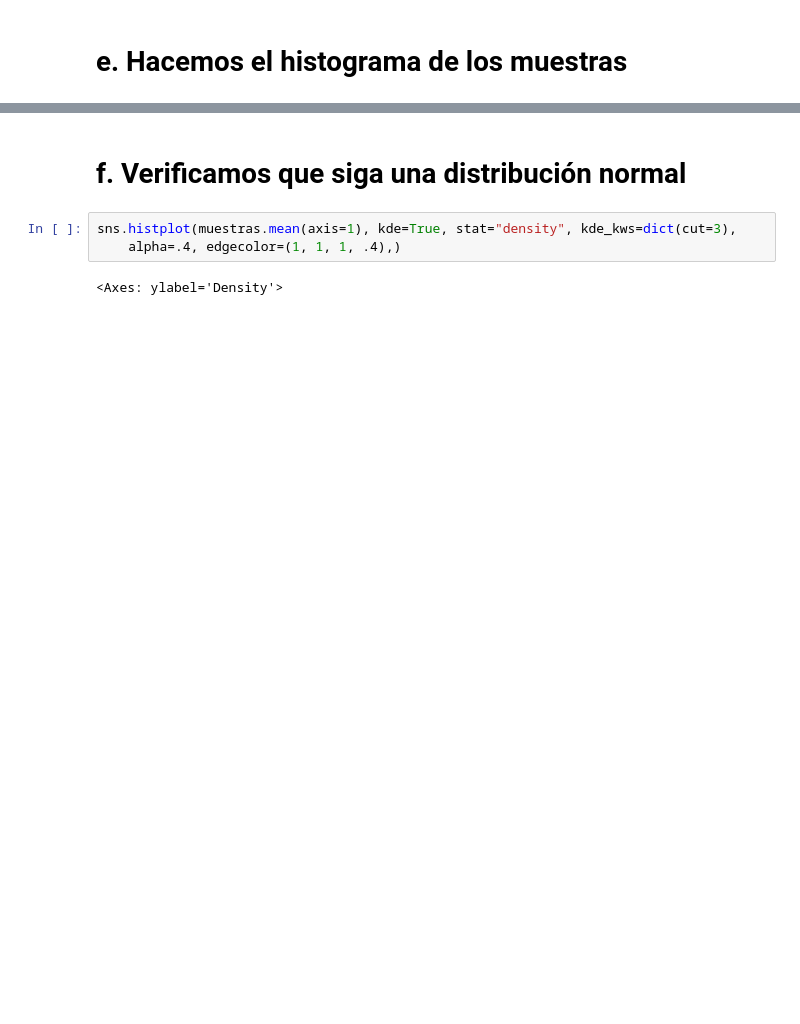
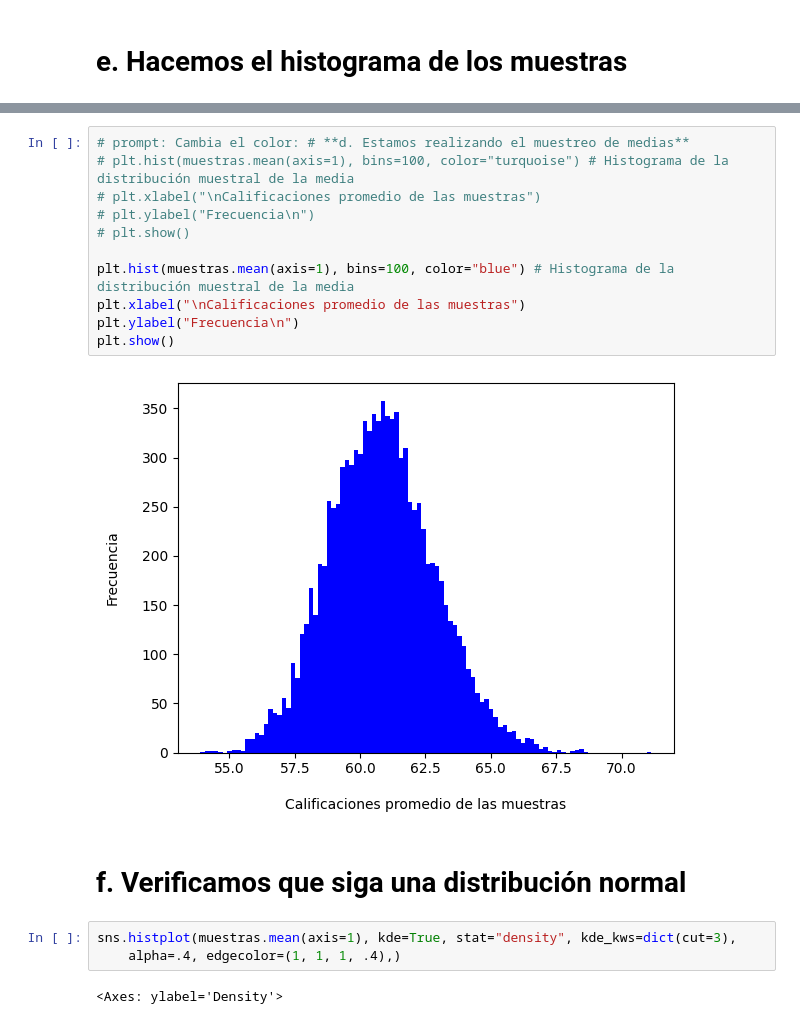
Before and after one commit to JSEFERINO/Teoria-de-Probabilidad-MEYCD, a Jupyter notebook: Copia_de_30_C_Teoria_Teoremas_Limites_T_Central_Limite.ipynb, the cells around one changed output, grey strips where cells are left out. Saved outputs shown, nothing was run; the diff lists cells and outputs as text; blank space fills up the shorter version.

```diff
--- a/Copia_de_30_C_Teoria_Teoremas_Limites_T_Central_Limite.ipynb
+++ b/Copia_de_30_C_Teoria_Teoremas_Limites_T_Central_Limite.ipynb
@@ -262,3 +266,16 @@ plt.show()
+# %%
+# prompt: Cambia el color: # **d. Estamos realizando el muestreo de medias**
+# plt.hist(muestras.mean(axis=1), bins=100, color="turquoise") # Histograma de la distribución muestral de la media
+# plt.xlabel("\nCalificaciones promedio de las muestras")
+# plt.ylabel("Frecuencia\n")
+# plt.show()
+
+plt.hist(muestras.mean(axis=1), bins=100, color="blue") # Histograma de la distribución muestral de la media
+plt.xlabel("\nCalificaciones promedio de las muestras")
+plt.ylabel("Frecuencia\n")
+plt.show()
+# %% [output]
+[figure, added]
 # %% [markdown]
 # **f. Verificamos que siga una distribución normal**
 # %%
```
Also changed, not shown: parts of 14 cells of this notebook.
